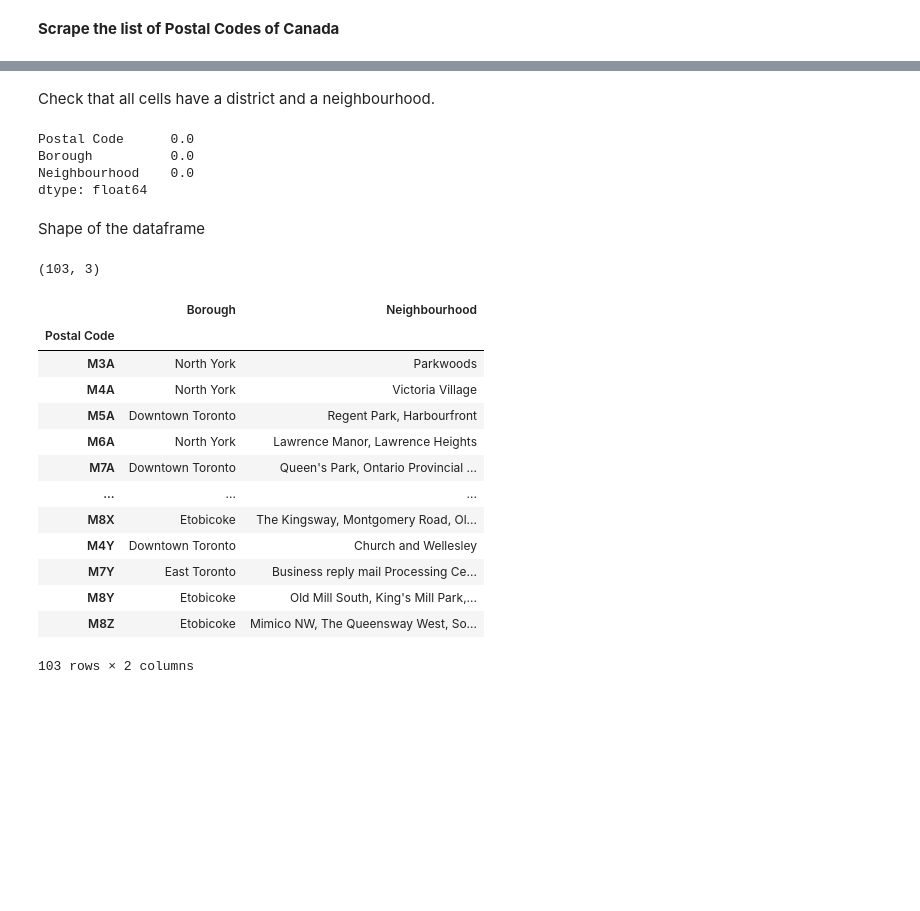
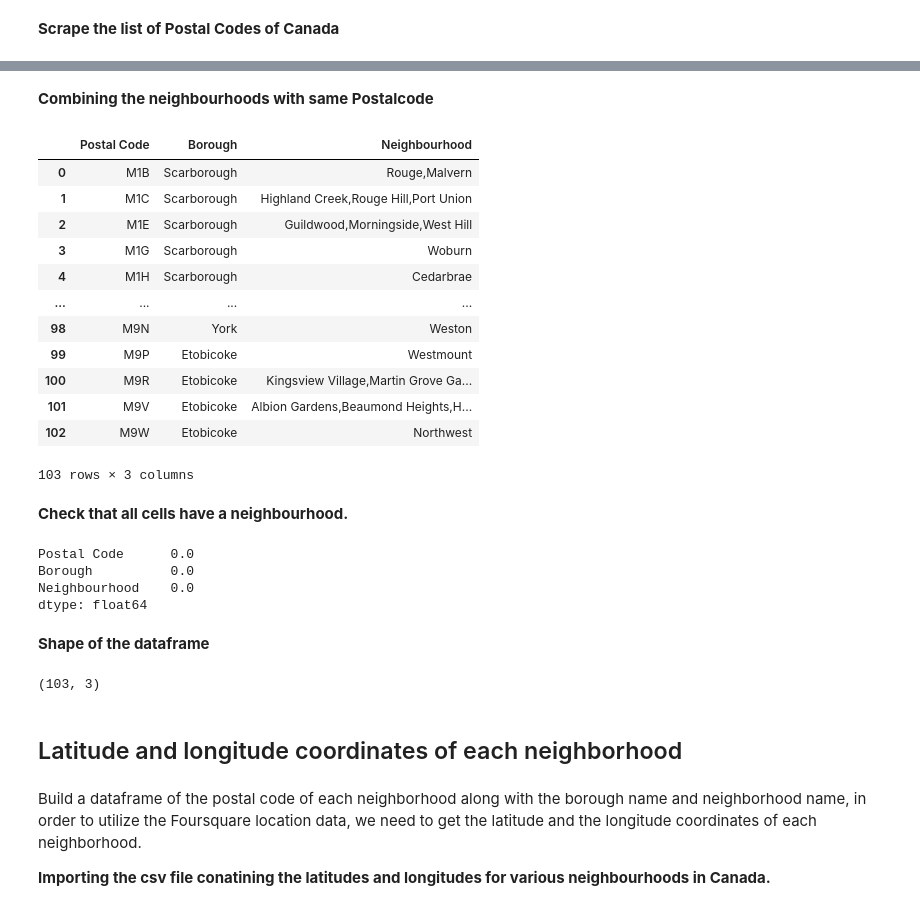
Before and after one commit to LourdesRodriguez/Applied_Data_Science_Capstone, a Jupyter notebook: 20201208_Segmenting_and_Clustering_Neighborhoods_in_Toronto.ipynb, the cells around one changed output, grey strips where cells are left out. Saved outputs shown, nothing was run; the diff lists cells and outputs as text; code cells hidden in the pictures; blank space fills up the shorter version.

```diff
--- a/20201208_Segmenting_and_Clustering_Neighborhoods_in_Toronto.ipynb
+++ b/20201208_Segmenting_and_Clustering_Neighborhoods_in_Toronto.ipynb
@@ -71,3 +73,24 @@ len(df['Postal Code'].unique())
+# %% [markdown]
+**Combining the neighbourhoods with same Postalcode**
+# %%
+dfm=df.groupby(['Postcode','Borough']).agg(','.join)
+dfm.reset_index(inplace=True)
+dfm.rename(columns={'Postcode': 'Postal Code'}, inplace=True)
+dfm
+# %% [output]
+|  | Postal Code | Borough | Neighbourhood |
+| 0 | M1B | Scarborough | Rouge,Malvern |
+| 1 | M1C | Scarborough | Highland Creek,Rouge Hill,Port Union |
+| 2 | M1E | Scarborough | Guildwood,Morningside,West Hill |
+| 3 | M1G | Scarborough | Woburn |
+| 4 | M1H | Scarborough | Cedarbrae |
+| ... | ... | ... | ... |
+| 98 | M9N | York | Weston |
+| 99 | M9P | Etobicoke | Westmount |
+| 100 | M9R | Etobicoke | Kingsview Village,Martin Grove Ga... |
+| 101 | M9V | Etobicoke | Albion Gardens,Beaumond Heights,H... |
+| 102 | M9W | Etobicoke | Northwest |
+103 rows × 3 columns
 # %% [markdown]
-Check that all cells have a district and a neighbourhood.
+**Check that all cells have a neighbourhood.**
 # %%
@@ -78,5 +101,5 @@ Borough          0.0
 Neighbourhood    0.0
 dtype: float64
 # %% [markdown]
-Shape of the dataframe
+**Shape of the dataframe**
 # %%
@@ -84,20 +107,8 @@ df.shape
 # %% [output]
 (103, 3)
-# %%
-df2 = df.groupby(['Postal Code'], sort=False).sum()
-df2
-# %% [output]
-|  | Borough | Neighbourhood |
-| Postal Code |  |  |
-| M3A | North York | Parkwoods |
-| M4A | North York | Victoria Village |
-| M5A | Downtown Toronto | Regent Park, Harbourfront |
-| M6A | North York | Lawrence Manor, Lawrence Heights |
-| M7A | Downtown Toronto | Queen's Park, Ontario Provincial ... |
-| ... | ... | ... |
-| M8X | Etobicoke | The Kingsway, Montgomery Road, Ol... |
-| M4Y | Downtown Toronto | Church and Wellesley |
-| M7Y | East Toronto | Business reply mail Processing Ce... |
-| M8Y | Etobicoke | Old Mill South, King's Mill Park,... |
-| M8Z | Etobicoke | Mimico NW, The Queensway West, So... |
-103 rows × 2 columns
+# %% [markdown]
+## Latitude and longitude coordinates of each neighborhood
+# %% [markdown]
+Build a dataframe of the postal code of each neighborhood along with the borough name and neighborhood name, in order to utilize the Foursquare location data, we need to get the latitude and the longitude coordinates of each neighborhood.
+
+**Importing the csv file conatining the latitudes and longitudes for various neighbourhoods in Canada.**
```
Also changed, not shown: parts of 35 cells of this notebook.
